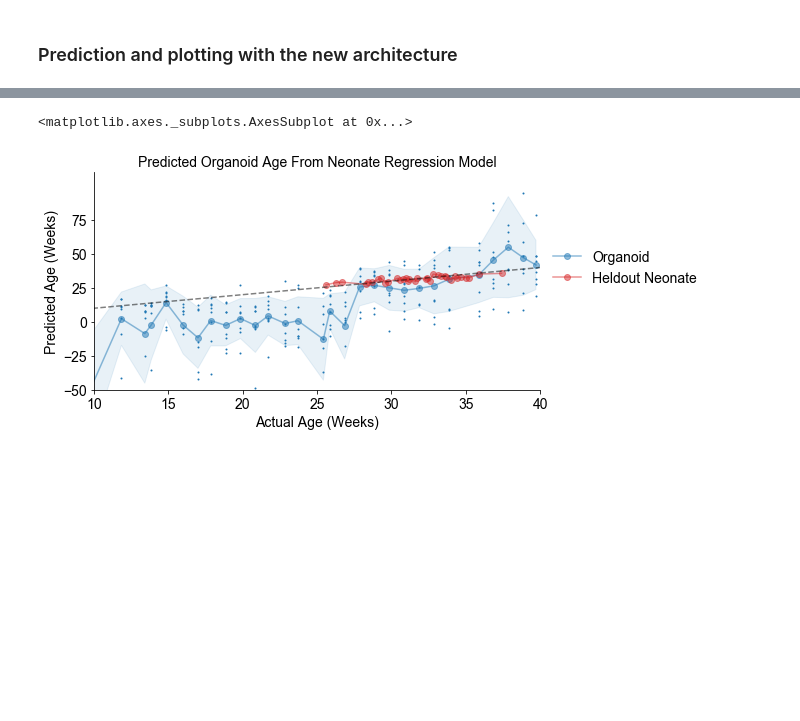
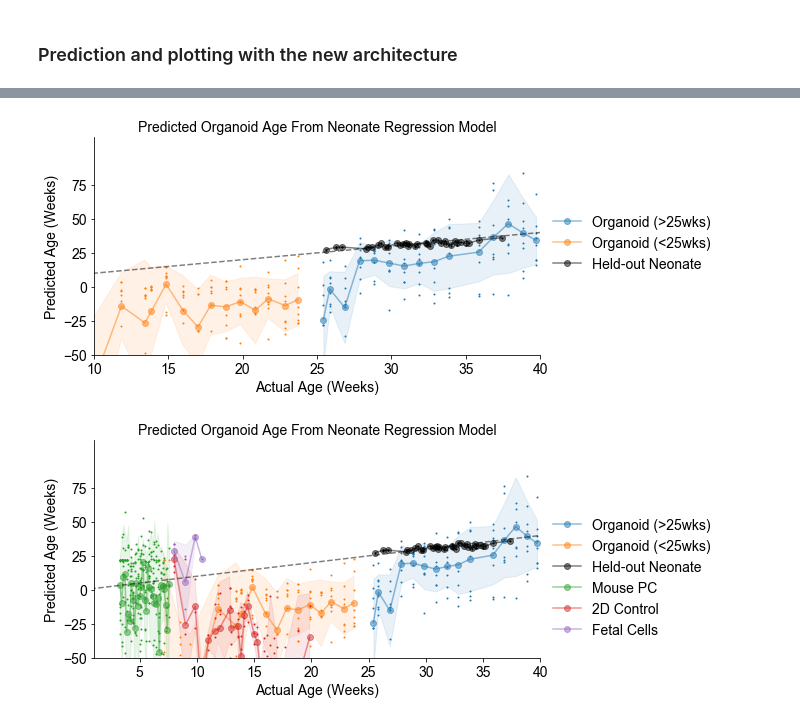
Before and after one commit to voytekresearch/OscillatoryOrganoids, a Jupyter notebook: organoid_EEG_age_regression.ipynb, the cells around one changed output, grey strips where cells are left out. Drawn from its saved outputs; the diff is of its cells as text; code cells hidden in the pictures; blank space fills up the shorter version.

```diff
--- a/organoid_EEG_age_regression.ipynb
+++ b/organoid_EEG_age_regression.ipynb
@@ -438,38 +532,63 @@ plt.savefig(fig_saveout + '6_shuffledcorr.pdf', bbox_inches = 'tight')
 # mouse primary culture prediction
 # I have no idea what their actual age is supposed to be: days in vitro? days in embryo?
 mpc_path = '/Users/rdgao/Documents/data/Muotri/Spencer/'
-
 mpc_df = pd.DataFrame()
 for ds in ['1', '2']:
     mpc_feat = io.loadmat(mpc_path+'mpc'+ds+'_EMAfeatures.mat', squeeze_me=True)
-    mpc_df = mpc_df.append(stack_features(mpc_feat['mpc_EMAfeatures'][:,:,feat_cols[feat_subset]], mpc_feat['dayVec'], feat_names=np.array(feat_names)[feat_subset]))
-
+    mpc_df = mpc_df.append(stack_features(mpc_feat['mpc_EMAfeatures'][:,:,feat_cols[feat_subset]], mpc_feat['dayVec']+20/7, feat_names=np.array(feat_names)[feat_subset]))
 # do prediction & insert insert predicted age
 mpc_df.insert(2, 'pred_age', model.predict(mpc_df.iloc[:,2:]))
 
+# -------
 # heldout neonate data prediction
 heldout_df = pd.DataFrame(np.hstack([heldout_y[:,None], heldout_x]), columns=np.hstack(['Age', np.array(feat_names)[feat_subset]]))
 heldout_df.insert(2, 'pred_age', model.predict(heldout_df.iloc[:,1:]))
 
+# -------
 # organoid prediction
 org_df = stack_features(org_feat[:,:,feat_cols[feat_subset]], org_age, feat_names=np.array(feat_names)[feat_subset])
 org_df.insert(2, 'pred_age', model.predict(org_df.iloc[:,2:]))
+
+# -------
+# 2D culture prediction
+ctrl2D_path = '/Users/rdgao/Documents/data/Muotri/2D/'
+ctrl2D_feat = io.loadmat(ctrl2D_path+'ctrl2D_EMAfeatures.mat', squeeze_me=True)
+ctrl2D_df = stack_features(ctrl2D_feat['ctrl2D_EMAfeatures'][:,:,feat_cols[feat_subset]], ctrl2D_feat['dayVec'], feat_names=np.array(feat_names)[feat_subset])
+ctrl2D_df.insert(2, 'pred_age', model.predict(ctrl2D_df.iloc[:,2:]))
+
+# -------
+# Fetal culture prediction
+#ctrl2D_path = '/Users/rdgao/Documents/data/Muotri/Fetal/'
+ctrlFC_feat = io.loadmat('/Users/rdgao/Documents/data/Muotri/Fetal/ctrlFC_EMAfeatures.mat', squeeze_me=True)
+ctrlFC_df = stack_features(ctrlFC_feat['ctrlFC_EMAfeatures'][:,:,feat_cols[feat_subset]], ctrl2D_feat['dayVec'], feat_names=np.array(feat_names)[feat_subset])
+ctrlFC_df.insert(2, 'pred_age', model.predict(ctrlFC_df.iloc[:,2:]))
 # %%
+def plot_prediction_df(df_list, labels, color_list, XL=[10,40]):
+    for i, df_feat in enumerate(df_list):
+        plot_pred(df_feat, color_list[i], labels[i])
+        print('\n'+labels[i])
+        pred_stats(df_feat)
+
+    plt.plot([0,40],[0,40],'k--', alpha=0.5)
+    plt.ylim([-50, 110])
+    plt.yticks(range(-50,100,25))
+    plt.xlabel('Actual Age (Weeks)')
+    plt.ylabel('Predicted Age (Weeks)')
+    plt.xlim(XL)
+    plt.title('Predicted Organoid Age From Neonate Regression Model', fontsize=14);
+    plt.legend(bbox_to_anchor=[1.0,0.7], frameon=False)
+
+color_list = CKEYS[0:2] + ['k'] + CKEYS[2:]
+
+labels = ['Organoid (>25wks)','Organoid (<25wks)', 'Held-out Neonate'];
+df_list = [org_df[org_df['Age']>=25], org_df[org_df['Age']<25], heldout_df]
 plt.figure(figsize=(8,4))
-plot_pred(org_df,CKEYS[0], 'Organoid')
-plot_pred(heldout_df,CKEYS[3], 'Heldout Neonate',plot_individual=False)
-plt.plot([0,40],[0,40],'k--', alpha=0.5)
-plt.ylim([-50, 110])
-plt.yticks(range(-50,100,25))
-plt.xlabel('Actual Age (Weeks)')
-plt.ylabel('Predicted Age (Weeks)')
-plt.xlim([10, 40])
-plt.title('Predicted Organoid Age From Neonate Regression Model', fontsize=14);
-plt.legend(bbox_to_anchor=[1.0,0.7], frameon=False)
+plot_prediction_df(df_list, labels, color_list)
+#plt.savefig(fig_saveout + '6_ageprediction.pdf', bbox_inches = 'tight')
 
-pred_stats(org_df)
-pred_stats(org_df[org_df['Age']>=25.])
-pred_stats(heldout_df)
-
-#plt.savefig(fig_saveout + '6_ageprediction.pdf', bbox_inches = 'tight')
+labels = ['Organoid (>25wks)', 'Organoid (<25wks)', 'Held-out Neonate', 'Mouse PC','2D Control', 'Fetal Cells'];
+df_list = [org_df[org_df['Age']>=25], org_df[org_df['Age']<25], heldout_df, mpc_df, ctrl2D_df, ctrlFC_df]
+plt.figure(figsize=(8,4))
+plot_prediction_df(df_list, labels, color_list, XL=[1,40])
+plt.savefig(fig_saveout + 'supp_ageprediction_full.pdf', bbox_inches = 'tight')
 # %% [output]
@@ -493,2 +612,2 @@ Correlation Coef: 0.82, P-Value: 0.00000
-<matplotlib.axes._subplots.AxesSubplot at 0x...>
-[figure, old version]
+[figure, new version]
+[figure, added]
```
Also changed, not shown: parts of 14 cells of this notebook, 7 other files.
